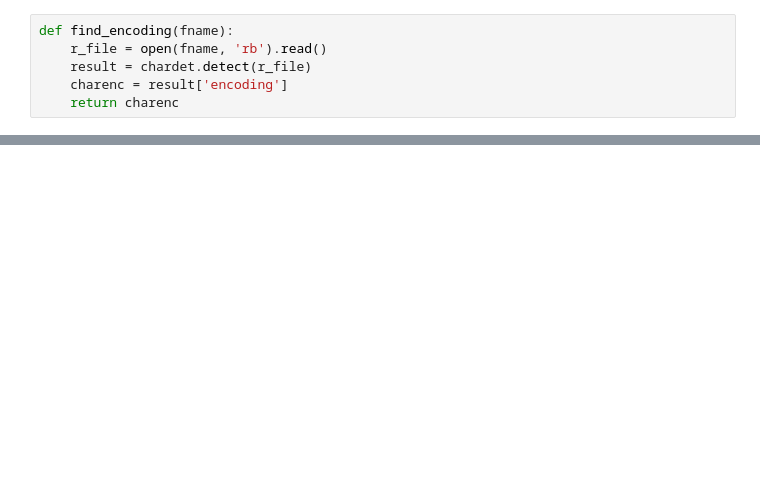
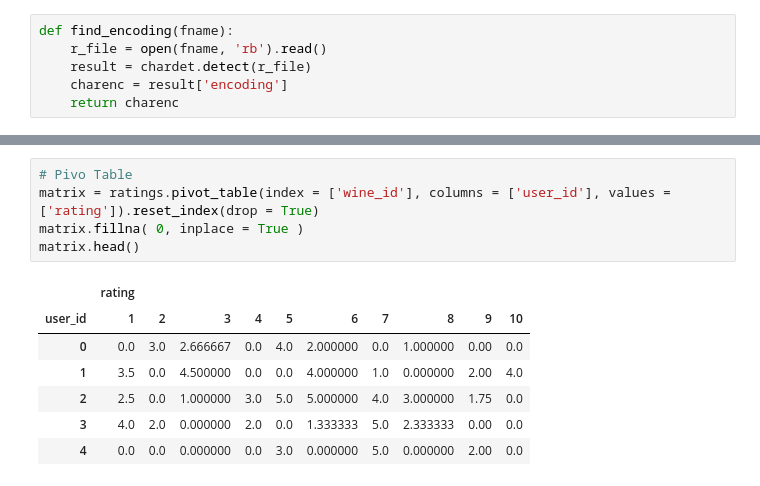
Before and after one commit to copquesz/LiveDWine, a Jupyter notebook: Wine_Recommendation.ipynb, the cells around one changed output, grey strips where cells are left out. Drawn from its saved outputs; the diff is of its cells as text; blank space fills up the shorter version.

```diff
--- a/Wine_Recommendation.ipynb
+++ b/Wine_Recommendation.ipynb
@@ -40,0 +115,13 @@ matrix.head()
+# %%
+# Pivo Table
+matrix = ratings.pivot_table(index = ['wine_id'], columns = ['user_id'], values =  ['rating']).reset_index(drop = True)
+matrix.fillna( 0, inplace = True )
+matrix.head()
+# %% [output]
+|  | rating |  |  |  |  |  |  |  |  |  |
+| user_id | 1 | 2 | 3 | 4 | 5 | 6 | 7 | 8 | 9 | 10 |
+| 0 | 0.0 | 3.0 | 2.666667 | 0.0 | 4.0 | 2.000000 | 0.0 | 1.000000 | 0.00 | 0.0 |
+| 1 | 3.5 | 0.0 | 4.500000 | 0.0 | 0.0 | 4.000000 | 1.0 | 0.000000 | 2.00 | 4.0 |
+| 2 | 2.5 | 0.0 | 1.000000 | 3.0 | 5.0 | 5.000000 | 4.0 | 3.000000 | 1.75 | 0.0 |
+| 3 | 4.0 | 2.0 | 0.000000 | 2.0 | 0.0 | 1.333333 | 5.0 | 2.333333 | 0.00 | 0.0 |
+| 4 | 0.0 | 0.0 | 0.000000 | 0.0 | 3.0 | 0.000000 | 5.0 | 0.000000 | 2.00 | 0.0 |
```
Also changed, not shown: parts of 12 cells of this notebook, 1 other file.
